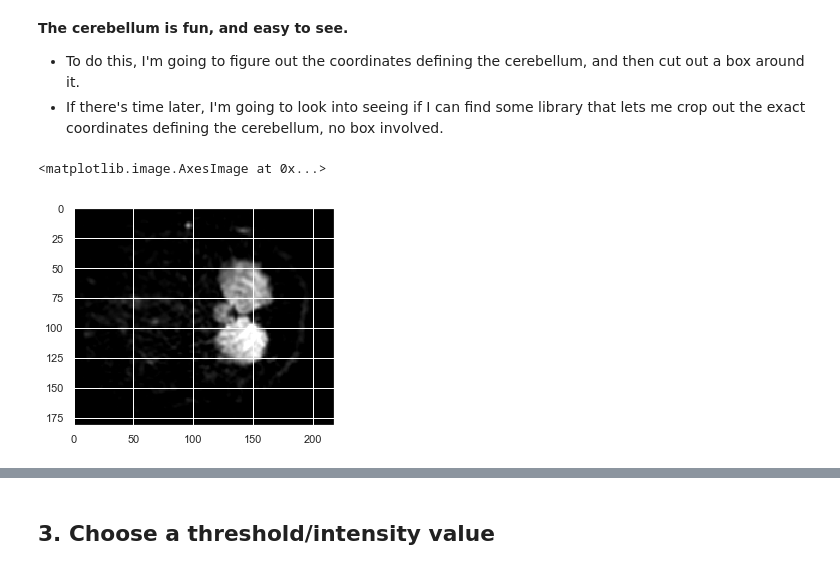
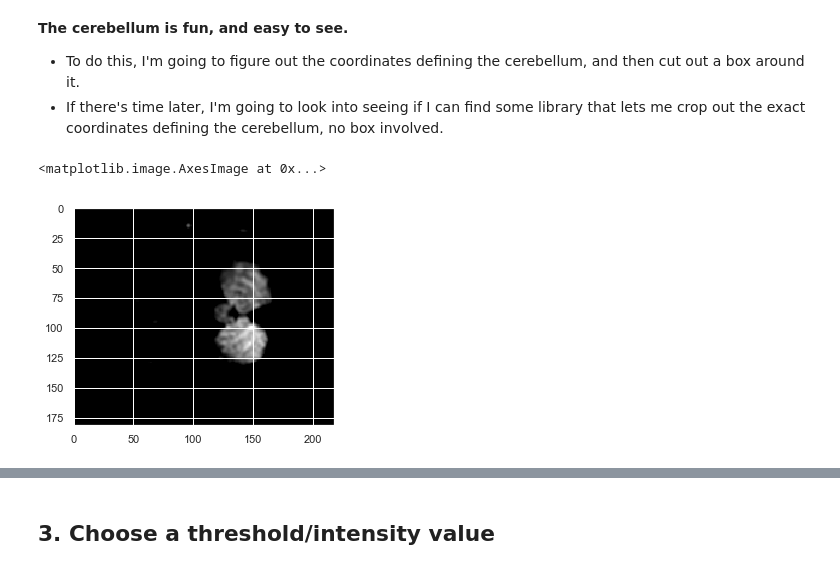
Before and after one commit to loftusa/mri-code-challenge, a Jupyter notebook: Main-analysis.ipynb, the cells around one changed output, grey strips where cells are left out. Drawn from its saved outputs; the diff is of its cells as text; code cells hidden in the pictures.

```diff
--- a/Main-analysis.ipynb
+++ b/Main-analysis.ipynb
@@ -209,10 +215,10 @@ ax2.set_title('Session 2');
 cerebellum1 = mri1_data[35:145, 90:190, 15:60, :]  # All time slices for specifically the cerebellum.
 cerebellum2 = mri2_data[35:145, 90:190, 15:60, :]  # Slices defining the cerebellum determined by experimentation.
 # %%
-plt.imshow(mri1_data[:, :, 15, 0], cmap='gray', vmin=20, vmax=200)
+plt.imshow(mri1_data[:, :, 15, 0], cmap='gray', vmin=60, vmax=250)
 # %% [output]
 <matplotlib.image.AxesImage at 0x...>
-[figure, old version]
+[figure, new version]
 # %%
 # TODO: figure out how to label the rows
 
```
Also changed, not shown: parts of 41 cells of this notebook, 1 other file.
